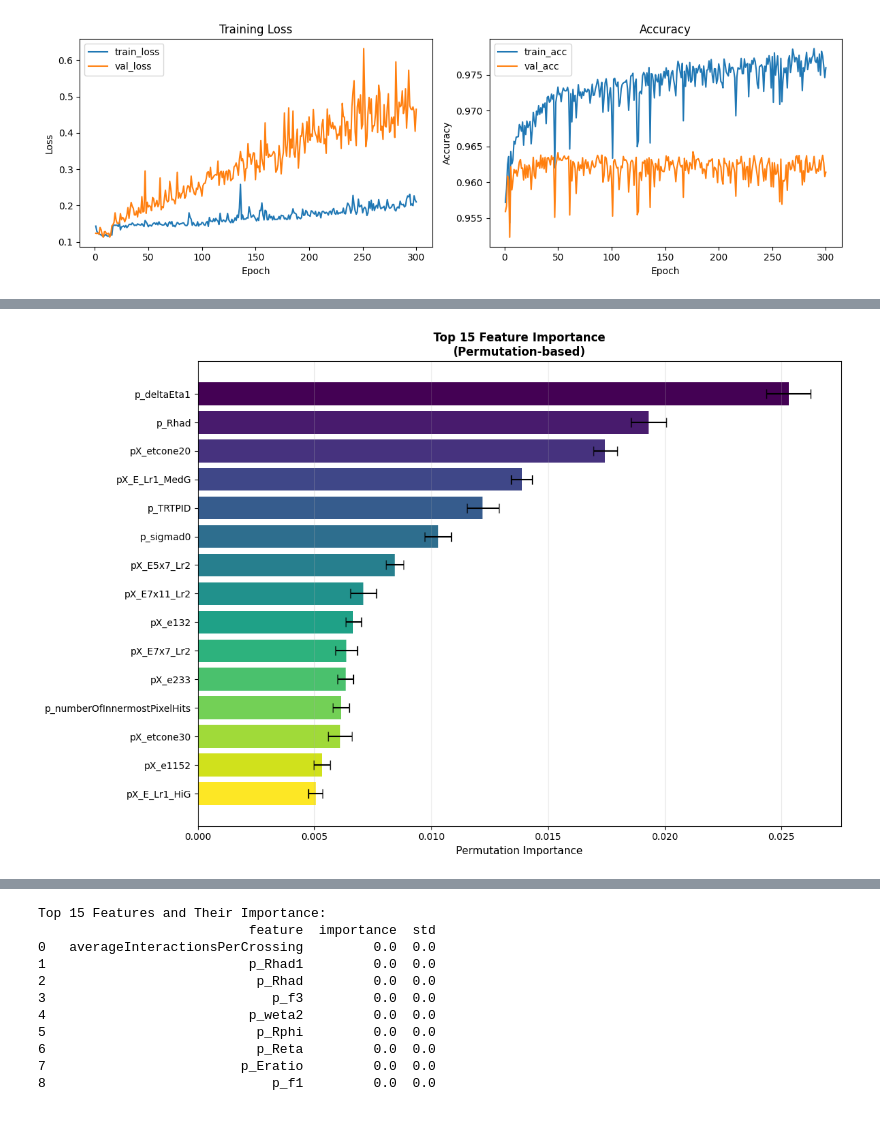
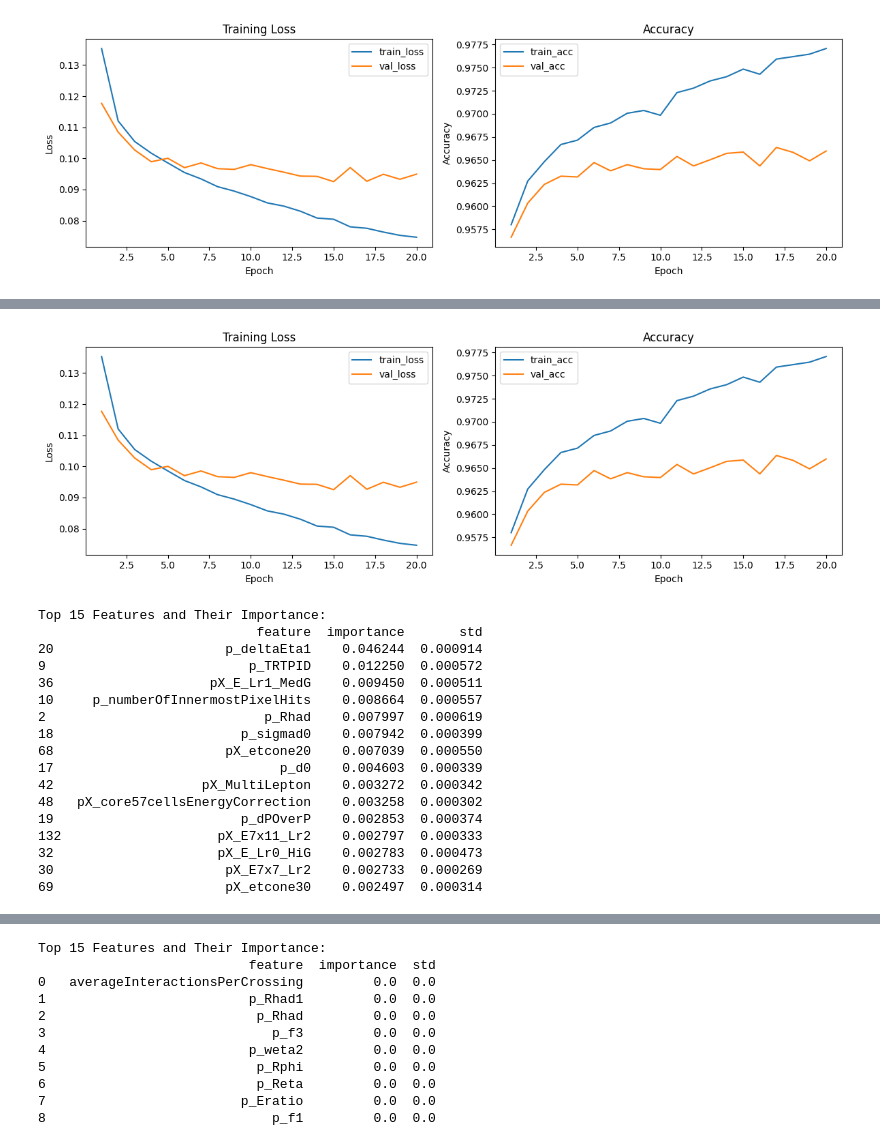
Before and after one commit to Ideadben/AppliedML2026, a Jupyter notebook: InitialProject/Classification/Pytorch.ipynb, the cells around one changed output, grey strips where cells are left out. Saved outputs shown, nothing was run; the diff lists cells and outputs as text; code cells hidden in the pictures.

```diff
--- a/InitialProject/Classification/Pytorch.ipynb
+++ b/InitialProject/Classification/Pytorch.ipynb
@@ -7,14 +17,7 @@ from sklearn.inspection import permutation_importance
 from sklearn.model_selection import train_test_split
 from sklearn.preprocessing import StandardScaler
 from sklearn.base import BaseEstimator, ClassifierMixin
-import torch
-import torch.nn as nn
-import torch.optim as optim
-from torch.utils.data import TensorDataset, DataLoader
-
-
-torch.set_num_threads(os.cpu_count() or 1)
-torch.set_num_interop_threads(1)
+import copy
 
 # PyTorch MLP wrapped as sklearn-compatible classifier with training history
 class PyTorchNNClassifier(BaseEstimator, ClassifierMixin):
@@ -41,7 +44,7 @@ class PyTorchNNClassifier(BaseEstimator, ClassifierMixin):
             nn.Sigmoid()
         ).to(self.device)
 
-    def fit(self, X, y, X_val=None, y_val=None, verbose=False):
+    def fit(self, X, y, X_val=None, y_val=None, verbose=False, early_stopping=True, patience=5):
         torch.manual_seed(self.random_state)
         X_tensor = torch.FloatTensor(X.values if hasattr(X, 'values') else X).to(self.device)
         y_tensor = torch.FloatTensor(y.values if hasattr(y, 'values') else y).reshape(-1, 1).to(self.device)
@@ -54,6 +57,11 @@ class PyTorchNNClassifier(BaseEstimator, ClassifierMixin):
 
         dataset = TensorDataset(X_tensor, y_tensor)
         loader = DataLoader(dataset, batch_size=self.batch_size, shuffle=True)
+
+        best_val_loss = np.inf
+        best_epoch = -1
+        epochs_no_improve = 0
+        best_state = None
 
         for epoch in range(self.epochs):
             epoch_loss = 0.0
@@ -89,6 +97,24 @@ class PyTorchNNClassifier(BaseEstimator, ClassifierMixin):
             if val_loss is not None:
                 self.history['val_loss'].append(val_loss)
                 self.history['val_acc'].append(val_acc)
+
+            # Early stopping logic
+            if early_stopping and val_loss is not None:
+                if val_loss + 1e-6 < best_val_loss:
+                    best_val_loss = val_loss
+                    best_epoch = epoch
+                    epochs_no_improve = 0
+                    best_state = copy.deepcopy(self.model.state_dict())
+                else:
+                    epochs_no_improve += 1
+
+                if epochs_no_improve >= patience:
+                    if verbose:
+                        print(f"Early stopping: no improvement after {patience} epochs. Restoring best model from epoch {best_epoch+1}.")
+                    if best_state is not None:
+                        self.model.load_state_dict(best_state)
+                    break
+
             if verbose and (epoch % max(1, self.epochs // 50) == 0 or epoch == self.epochs - 1):
                 msg = f"Epoch {epoch+1}/{self.epochs} - loss: {epoch_loss:.4f} - train_acc: {train_acc:.4f}"
                 if val_loss is not None:
@@ -138,8 +164,8 @@ X_train, X_val, y_train, y_val = train_test_split(
 model = PyTorchNNClassifier(
     hidden_size=128,
     dropout=0.1,
-    learning_rate=0.005,
-    epochs=300,
+    learning_rate=0.0005,
+    epochs=25,
     batch_size=32,
     random_state=42
 )
@@ -227 +253 @@ Validation accuracy: 0.9614
-[figure, old version]
+[figure, new version]
@@ -245 +271,18 @@ Top 15 Features and Their Importance:
-[figure, old version]
+[figure, new version]
+Top 15 Features and Their Importance:
+                            feature  importance       std
+20                      p_deltaEta1    0.046244  0.000914
+9                          p_TRTPID    0.012250  0.000572
+36                    pX_E_Lr1_MedG    0.009450  0.000511
+10     p_numberOfInnermostPixelHits    0.008664  0.000557
+2                            p_Rhad    0.007997  0.000619
+18                        p_sigmad0    0.007942  0.000399
+68                      pX_etcone20    0.007039  0.000550
+17                             p_d0    0.004603  0.000339
+42                   pX_MultiLepton    0.003272  0.000342
+48   pX_core57cellsEnergyCorrection    0.003258  0.000302
+19                        p_dPOverP    0.002853  0.000374
+132                    pX_E7x11_Lr2    0.002797  0.000333
+32                     pX_E_Lr0_HiG    0.002783  0.000473
+30                      pX_E7x7_Lr2    0.002733  0.000269
+69                      pX_etcone30    0.002497  0.000314
```
Also changed, not shown: parts of 4 cells of this notebook, 8 other files.
